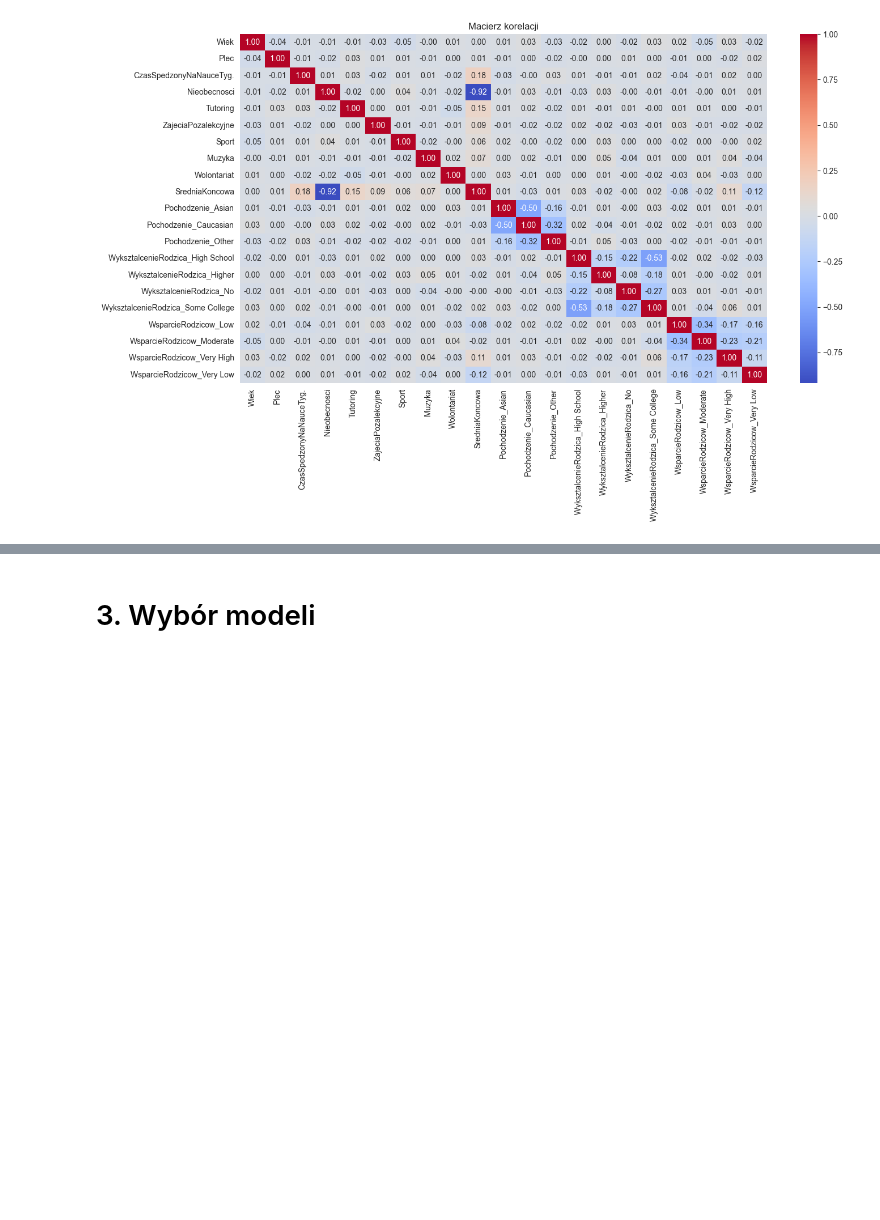
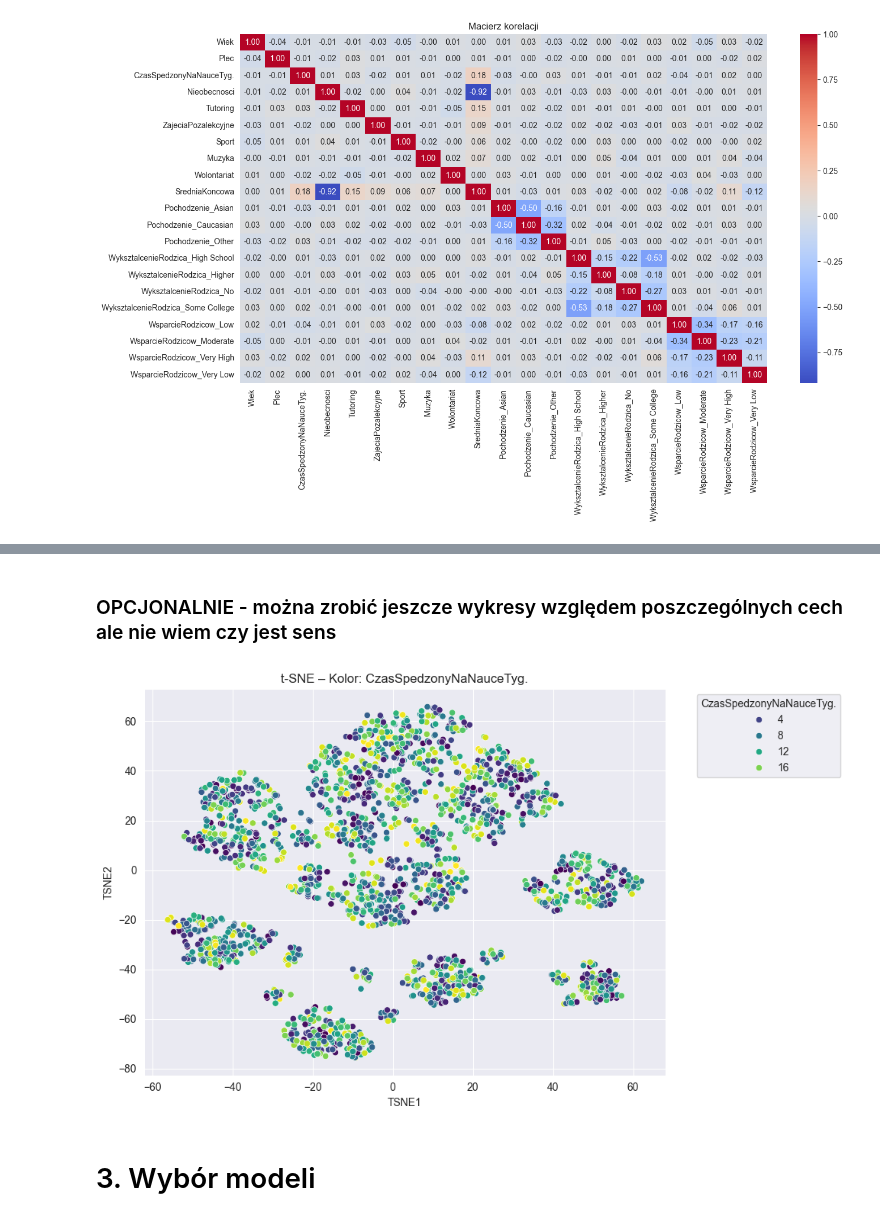
Before and after one commit to Polinez/MLClassProject, a Jupyter notebook: UM_Wandzel_Walus_Adamiak_Szymczyk.ipynb, the cells around one changed output, grey strips where cells are left out. Saved outputs shown, nothing was run; the diff lists cells and outputs as text; code cells hidden in the pictures; blank space fills up the shorter version.

```diff
--- a/UM_Wandzel_Walus_Adamiak_Szymczyk.ipynb
+++ b/UM_Wandzel_Walus_Adamiak_Szymczyk.ipynb
@@ -209,3 +323,18 @@ plt.show()
+# %% [markdown]
+### OPCJONALNIE - można zrobić jeszcze wykresy względem poszczególnych cech ale nie wiem czy jest sens
+# %%
+# Mapowanie jednej cechy np. CzasSpedzonyNaNauceTyg. na kolor t-SNE
+feature_to_plot = 'CzasSpedzonyNaNauceTyg.'
+plt.figure(figsize=(10, 6))
+sns.scatterplot(x=X_tsne[:,0], y=X_tsne[:,1], hue=data[feature_to_plot], palette='viridis')
+plt.title(f't-SNE – Kolor: {feature_to_plot}')
+plt.xlabel('TSNE1')
+plt.ylabel('TSNE2')
+plt.legend(title=feature_to_plot, bbox_to_anchor=(1.05, 1), loc='upper left')
+plt.tight_layout()
+plt.show()
+# %% [output]
+[figure, added]
 # %%
 # data['SredniaKoncowa_kategorie'] = pd.cut(data['SredniaKoncowa'], bins=5)
 #
```
Also changed, not shown: parts of 14 cells of this notebook.
